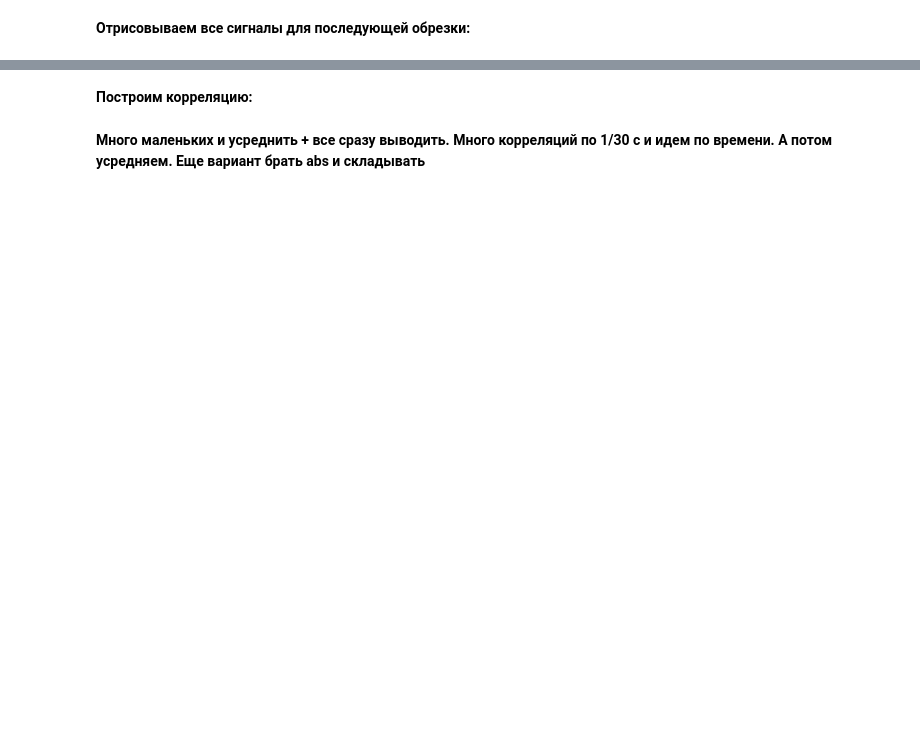
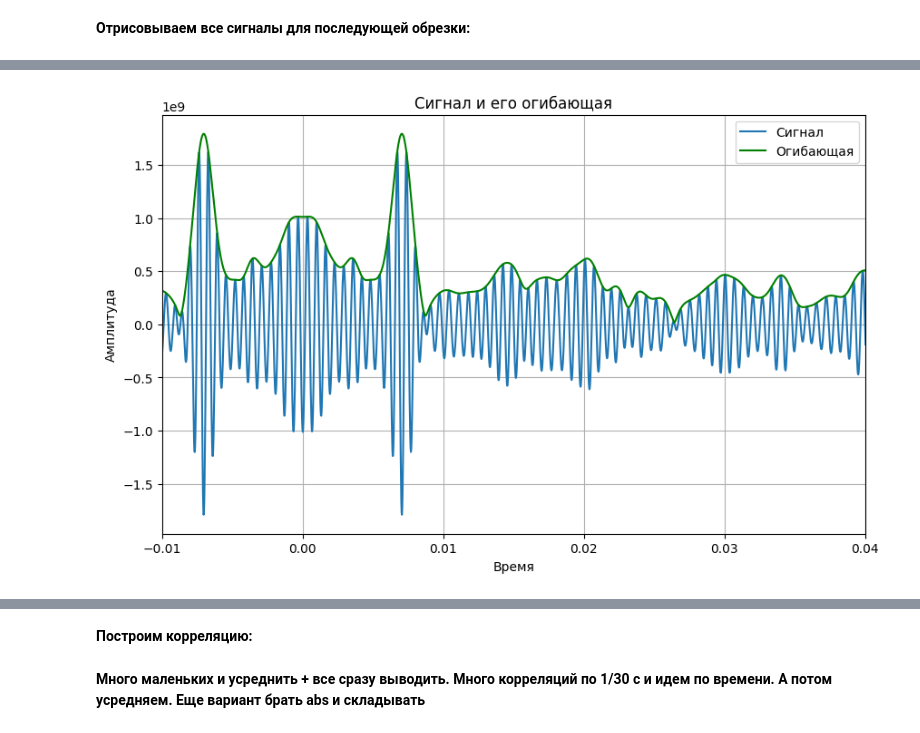
Before and after one commit to endeavoure/KLYAZMA_autumn, a Jupyter notebook: initial_plots.ipynb, the cells around one changed output, grey strips where cells are left out. Drawn from its saved outputs; the diff is of its cells as text; code cells hidden in the pictures; blank space fills up the shorter version.

```diff
--- a/initial_plots.ipynb
+++ b/initial_plots.ipynb
@@ -34,0 +75,16 @@ df_cut = plot_cut(borders=[1850.0, 2340.0], number=3, df=df)
+# %%
+analytic_signal = hilbert(np.real(corr))
+envelope = np.abs(analytic_signal)
+
+plt.figure(figsize=(10, 6))
+plt.plot(lags, corr, label="Сигнал")
+plt.plot(lags, envelope, label="Огибающая", color="green")
+plt.xlabel("Время")
+plt.ylabel("Амплитуда")
+plt.title("Сигнал и его огибающая")
+plt.legend()
+plt.xlim([-0.01, 0.04])
+plt.grid()
+plt.show()
+# %% [output]
+[figure, added]
```
Also changed, not shown: parts of 23 cells of this notebook, 3 other files.
